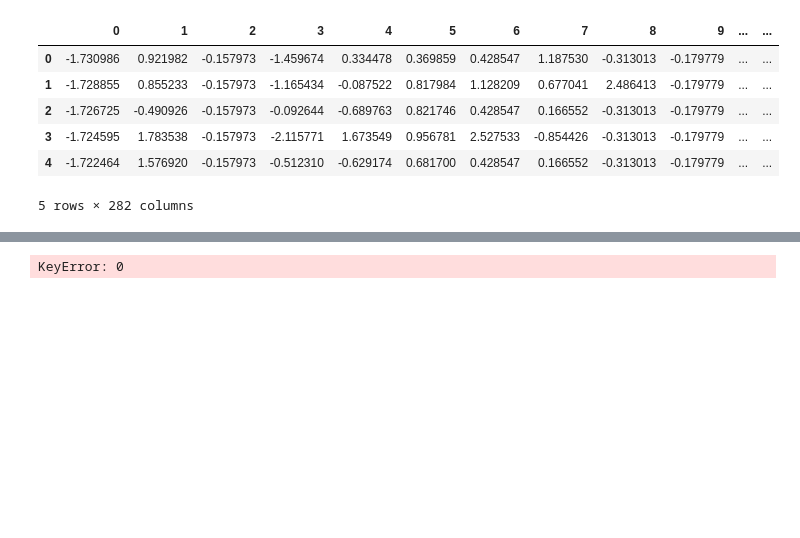
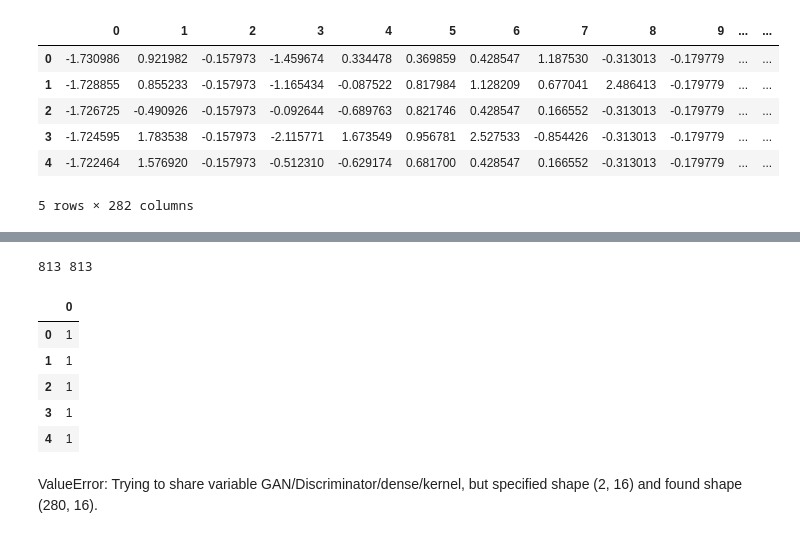
Before and after one commit to BeckResearchLab/homoGANize, a Jupyter notebook: notebooks/basic gans.ipynb, the cells around one changed output, grey strips where cells are left out. Drawn from its saved outputs; the diff is of its cells as text; code cells hidden in the pictures; blank space fills up the shorter version.

```diff
--- a/notebooks/basic gans.ipynb
+++ b/notebooks/basic gans.ipynb
@@ -101,28 +48,12 @@ init=tf.global_variables_initializer()
-# %%
-samples = []
-
-with tf.Session() as sess:
-    sess.run(init)
-    for epoch in range(epochs):
-        #num_batches=mnist.train.num_examples//batch_size
-        num_batches = int(len(x_train)/batch_size)
-        x_batches = np.array_split(x_train, num_batches)
-        y_batches = np.array_split(y_train, num_batches)
-        for i in range(num_batches):
-            #batch=mnist.train.next_batch(batch_size)
-            batch_x, batch_y = x_batches[i], y_batches[i]
-
-            batch_mols=batch_x[0] + batch_y[0] #reshape((batch_size,280))
-            batch_mols=batch_mols*2-1
-            batch_z=np.random.uniform(-1,1,size=(batch_size,280))
-            _=sess.run(D_trainer,feed_dict={real_molecules:batch_mols,z:batch_z})
-            _=sess.run(G_trainer,feed_dict={z:batch_z})
-
-        print("on epoch{}".format(epoch))
-
-        sample_z=np.random.uniform(-1,1,size=(1,100))
-        gen_sample=sess.run(generator(z,reuse=True),feed_dict={z:sample_z})
-
-        samples.append(gen_sample)
-# %% [output]
-KeyError: 0
+# %%
+print(len(x_train[x_train['Class-1'] == 1]), len(x_train[x_train['Class-2'] == 1]))
+y_train.head()
+train_y.head() #first 813 are positive
+# %% [output]
+813 813
+|  | 0 |
+| 0 | 1 |
+| 1 | 1 |
+| 2 | 1 |
+| 3 | 1 |
+| 4 | 1 |
@@ -129,3 +73,5 @@ KeyError: 0
+# %% [markdown]
+ValueError: Trying to share variable GAN/Discriminator/dense/kernel, but specified shape (2, 16) and found shape (280, 16).
 # %%
 def sample_Z(m, n):
     return np.random.uniform(-1., 1., size=[m, n])
```
Also changed, not shown: parts of 26 cells of this notebook.
